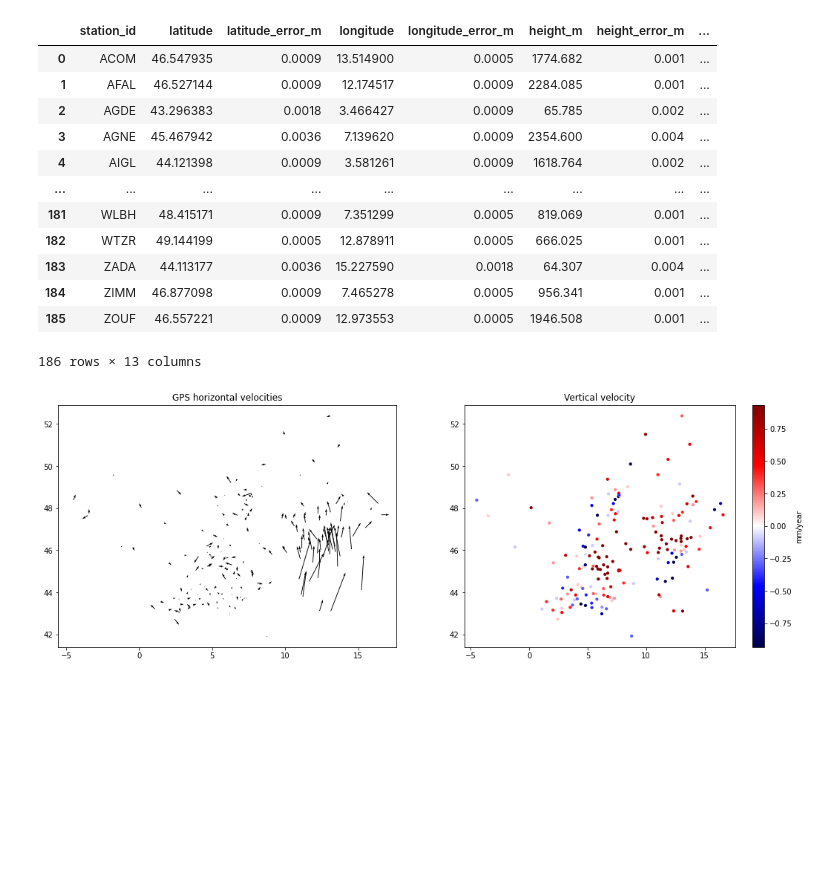
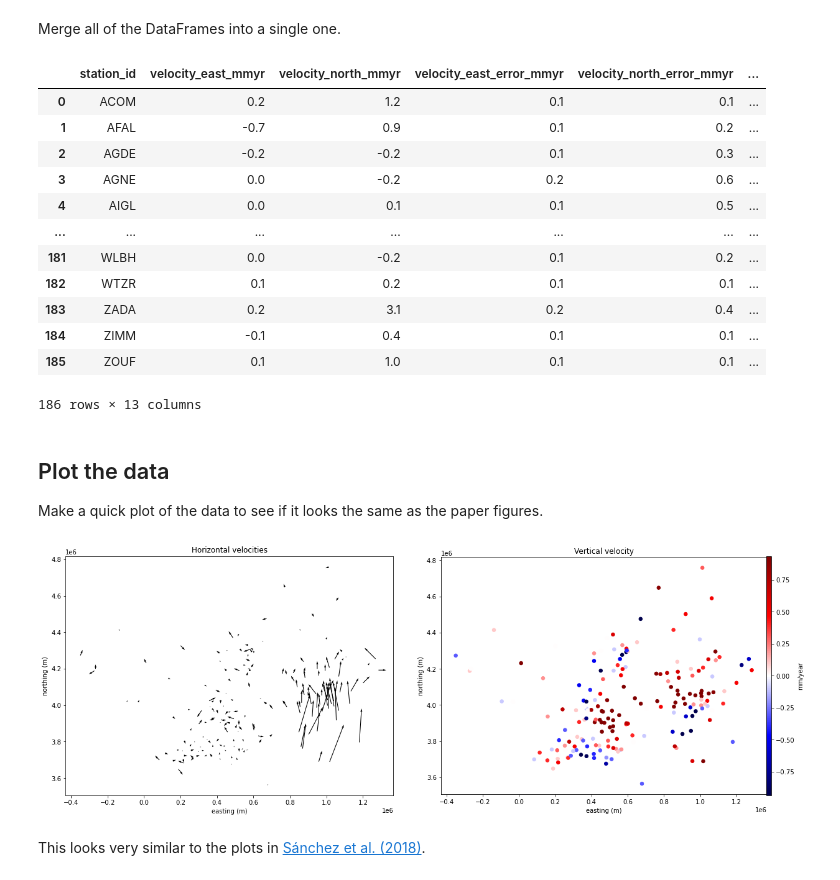
Before and after one commit to fatiando/data, a Jupyter notebook: alps-gps-velocity/prepare.ipynb, the cells around one changed output. Cells and saved outputs as stored; diff of their text form; code cells hidden in the pictures; blank space fills up the shorter version.

Commit message:
Finish processing and exporting the GPS data

```diff
--- a/alps-gps-velocity/prepare.ipynb
+++ b/alps-gps-velocity/prepare.ipynb
@@ -114,63 +209,65 @@ print(len(station))
+# %% [markdown]
+Merge all of the DataFrames into a single one.
 # %%
-data = pd.DataFrame({
-    "station_id": station,
-    "latitude": latitude,
-    "latitude_error_m": latitude_error_m,
-    "longitude": longitude,
-    "longitude_error_m": longitude_error_m,
-    "height_m": height_m,
-    "height_error_m": height_error_m,
-    "velocity_north_mmyr": velocity_north_mm_yr,
-    "velocity_north_error_mmyr": velocity_north_error_mm_yr,
-    "velocity_east_mmyr": velocity_east_mm_yr,
-    "velocity_east_error_mmyr": velocity_east_error_mm_yr,
-    "velocity_up_mmyr": velocity_up_mm_yr,
-    "velocity_up_error_mmyr": velocity_up_error_mm_yr,
-})
+data = pd.merge(pd.merge(data_horizontal, data_vertical), data_position)
 data
 # %% [output]
-|  | station_id | latitude | latitude_error_m | longitude | longitude_error_m | height_m | height_error_m | ... |
-| 0 | ACOM | 46.547935 | 0.0009 | 13.514900 | 0.0005 | 1774.682 | 0.001 | ... |
-| 1 | AFAL | 46.527144 | 0.0009 | 12.174517 | 0.0009 | 2284.085 | 0.001 | ... |
-| 2 | AGDE | 43.296383 | 0.0018 | 3.466427 | 0.0009 | 65.785 | 0.002 | ... |
-| 3 | AGNE | 45.467942 | 0.0036 | 7.139620 | 0.0009 | 2354.600 | 0.004 | ... |
-| 4 | AIGL | 44.121398 | 0.0009 | 3.581261 | 0.0009 | 1618.764 | 0.002 | ... |
-| ... | ... | ... | ... | ... | ... | ... | ... | ... |
-| 181 | WLBH | 48.415171 | 0.0009 | 7.351299 | 0.0005 | 819.069 | 0.001 | ... |
-| 182 | WTZR | 49.144199 | 0.0005 | 12.878911 | 0.0005 | 666.025 | 0.001 | ... |
-| 183 | ZADA | 44.113177 | 0.0036 | 15.227590 | 0.0018 | 64.307 | 0.004 | ... |
-| 184 | ZIMM | 46.877098 | 0.0009 | 7.465278 | 0.0005 | 956.341 | 0.001 | ... |
-| 185 | ZOUF | 46.557221 | 0.0009 | 12.973553 | 0.0005 | 1946.508 | 0.001 | ... |
+|  | station_id | velocity_east_mmyr | velocity_north_mmyr | velocity_east_error_mmyr | velocity_north_error_mmyr | ... |
+| 0 | ACOM | 0.2 | 1.2 | 0.1 | 0.1 | ... |
+| 1 | AFAL | -0.7 | 0.9 | 0.1 | 0.2 | ... |
+| 2 | AGDE | -0.2 | -0.2 | 0.1 | 0.3 | ... |
+| 3 | AGNE | 0.0 | -0.2 | 0.2 | 0.6 | ... |
+| 4 | AIGL | 0.0 | 0.1 | 0.1 | 0.5 | ... |
+| ... | ... | ... | ... | ... | ... | ... |
+| 181 | WLBH | 0.0 | -0.2 | 0.1 | 0.2 | ... |
+| 182 | WTZR | 0.1 | 0.2 | 0.1 | 0.1 | ... |
+| 183 | ZADA | 0.2 | 3.1 | 0.2 | 0.4 | ... |
+| 184 | ZIMM | -0.1 | 0.4 | 0.1 | 0.1 | ... |
+| 185 | ZOUF | 0.1 | 1.0 | 0.1 | 0.1 | ... |
 186 rows × 13 columns
+# %% [markdown]
+## Plot the data
+
+Make a quick plot of the data to see if it looks the same as the paper figures.
+# %%
+projection = pyproj.Proj(proj="merc", lat_ts=data.latitude.mean())
+easting, northing = projection(data.longitude, data.latitude)
 # %%
 fig, axes = plt.subplots(
     1, 2, figsize=(18, 6)
 )
 # Plot the horizontal velocity vectors
 ax = axes[0]
-ax.set_title("GPS horizontal velocities")
+ax.set_title("Horizontal velocities")
 ax.quiver(
-    data.longitude.values,
-    data.latitude.values,
+    easting, northing,
     data.velocity_east_mmyr.values,
     data.velocity_north_mmyr.values,
     scale=30,
     width=0.002,
 )
+ax.set_aspect("equal")
+ax.set_xlabel("easting (m)")
+ax.set_ylabel("northing (m)")
 # Plot the vertical velocity
 ax = axes[1]
 ax.set_title("Vertical velocity")
 maxabs = vd.maxabs(data.velocity_up_mmyr)
 tmp = ax.scatter(
-    data.longitude,
-    data.latitude,
+    easting, northing,
     c=data.velocity_up_mmyr,
-    s=10,
+    s=30,
     vmin=-maxabs / 3,
     vmax=maxabs / 3,
     cmap="seismic",
 )
-plt.colorbar(tmp, ax=ax).set_label("mm/year")
+plt.colorbar(tmp, ax=ax, label="mm/year", pad=0, aspect=50)
+ax.set_aspect("equal")
+ax.set_xlabel("easting (m)")
+ax.set_ylabel("northing (m)")
+plt.tight_layout(pad=0)
 plt.show()
 # %% [output]
-[figure, old version]
+[figure, new version]
+# %% [markdown]
+This looks very similar to the plots in [Sánchez et al. (2018)](https://doi.org/10.5194/essd-10-1503-2018).
```
Also changed, not shown: parts of 17 cells of this notebook, 2 other files.
